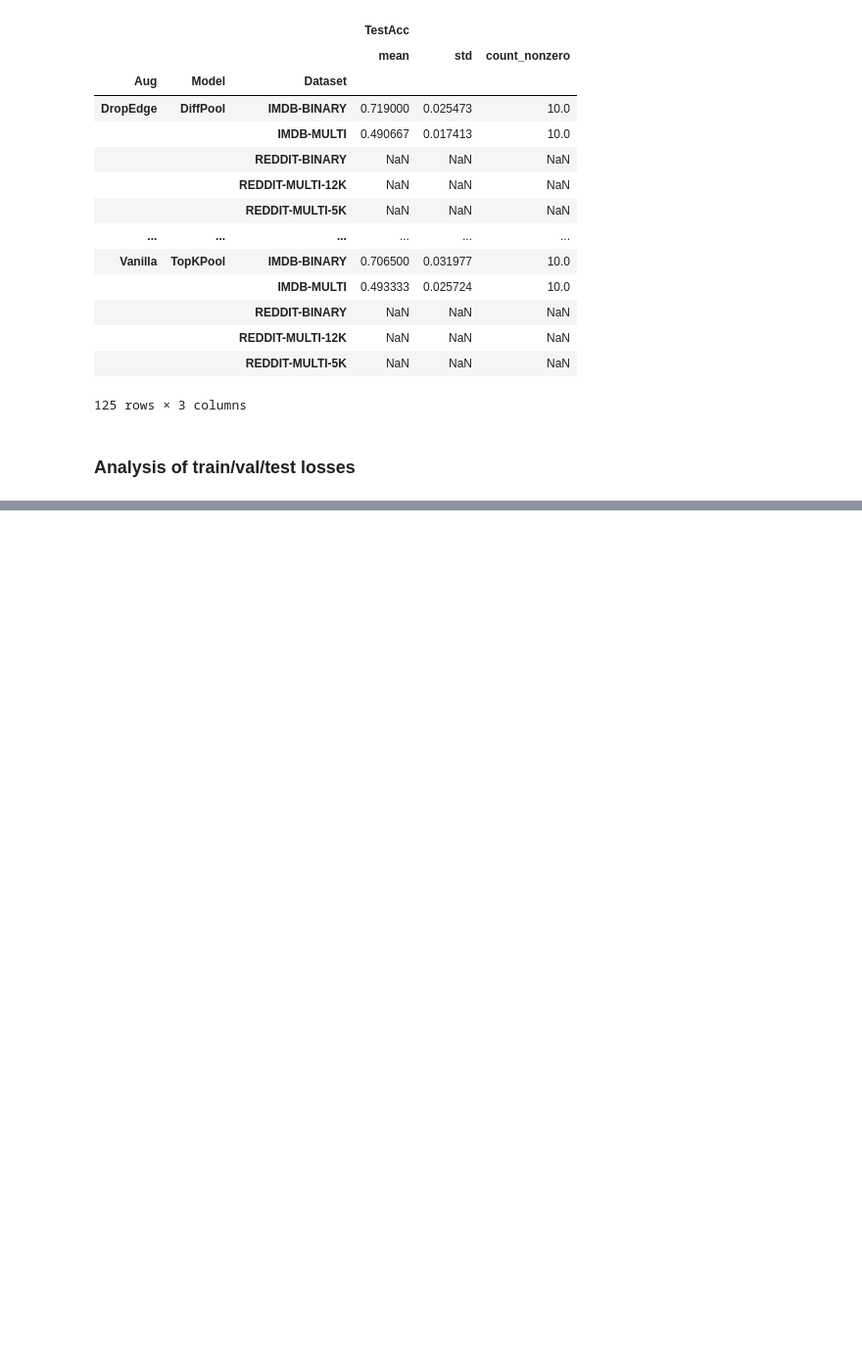
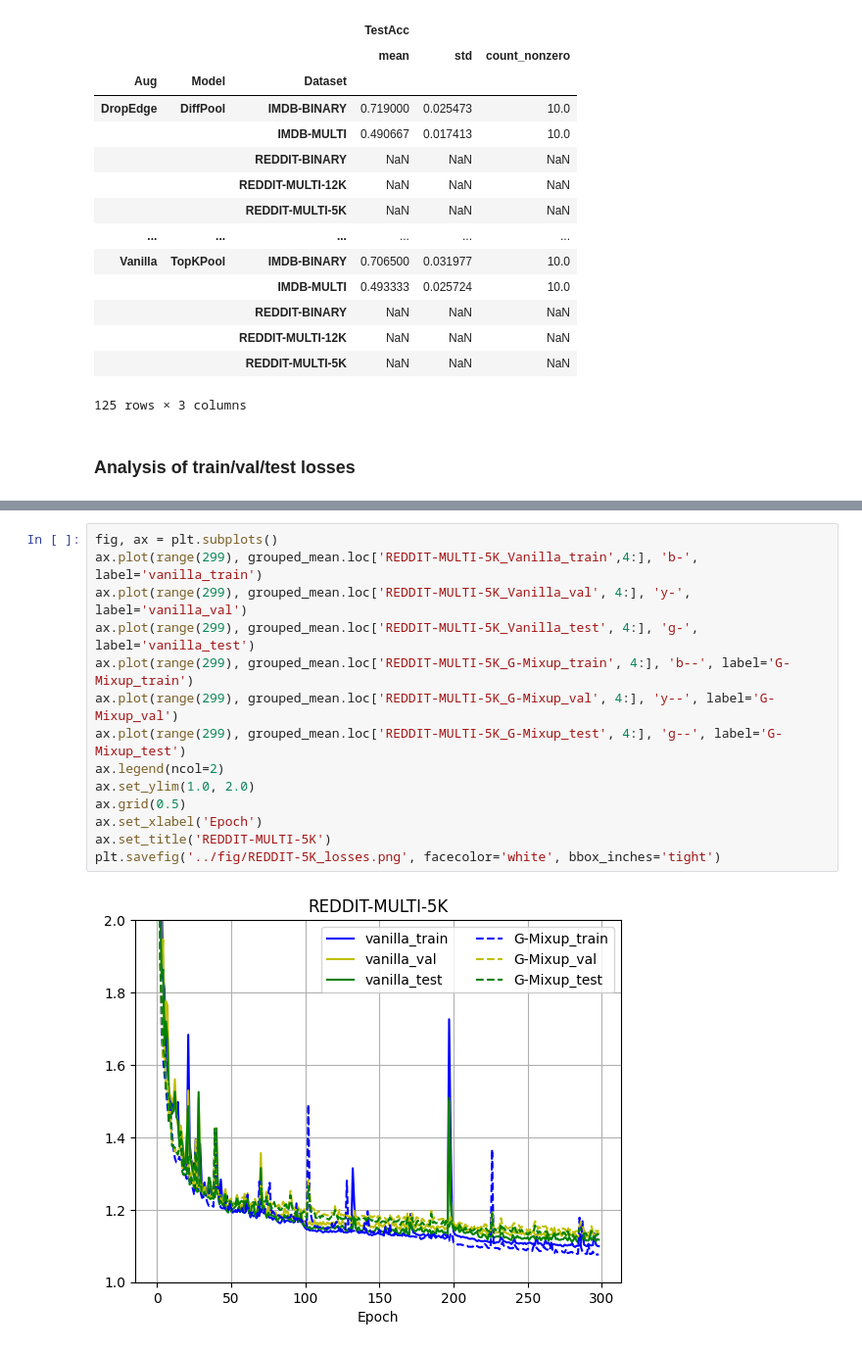
Before and after one commit to eomeragic1/g-mixup-reproducibility, a Jupyter notebook: src/experiment_3_analysis.ipynb, the cells around one changed output, grey strips where cells are left out. Shown: that part at 98% size. Saved outputs shown, nothing was run; the diff lists cells and outputs as text; blank space fills up the shorter version.

```diff
--- a/src/experiment_3_analysis.ipynb
+++ b/src/experiment_3_analysis.ipynb
@@ -52,0 +137,16 @@ grouped
+# %%
+fig, ax = plt.subplots()
+ax.plot(range(299), grouped_mean.loc['REDDIT-MULTI-5K_Vanilla_train',4:], 'b-', label='vanilla_train')
+ax.plot(range(299), grouped_mean.loc['REDDIT-MULTI-5K_Vanilla_val', 4:], 'y-', label='vanilla_val')
+ax.plot(range(299), grouped_mean.loc['REDDIT-MULTI-5K_Vanilla_test', 4:], 'g-', label='vanilla_test')
+ax.plot(range(299), grouped_mean.loc['REDDIT-MULTI-5K_G-Mixup_train', 4:], 'b--', label='G-Mixup_train')
+ax.plot(range(299), grouped_mean.loc['REDDIT-MULTI-5K_G-Mixup_val', 4:], 'y--', label='G-Mixup_val')
+ax.plot(range(299), grouped_mean.loc['REDDIT-MULTI-5K_G-Mixup_test', 4:], 'g--', label='G-Mixup_test')
+ax.legend(ncol=2)
+ax.set_ylim(1.0, 2.0)
+ax.grid(0.5)
+ax.set_xlabel('Epoch')
+ax.set_title('REDDIT-MULTI-5K')
+plt.savefig('../fig/REDDIT-5K_losses.png', facecolor='white', bbox_inches='tight')
+# %% [output]
+[figure, added]
```
Also changed, not shown: parts of 9 cells of this notebook, 2 other files.
